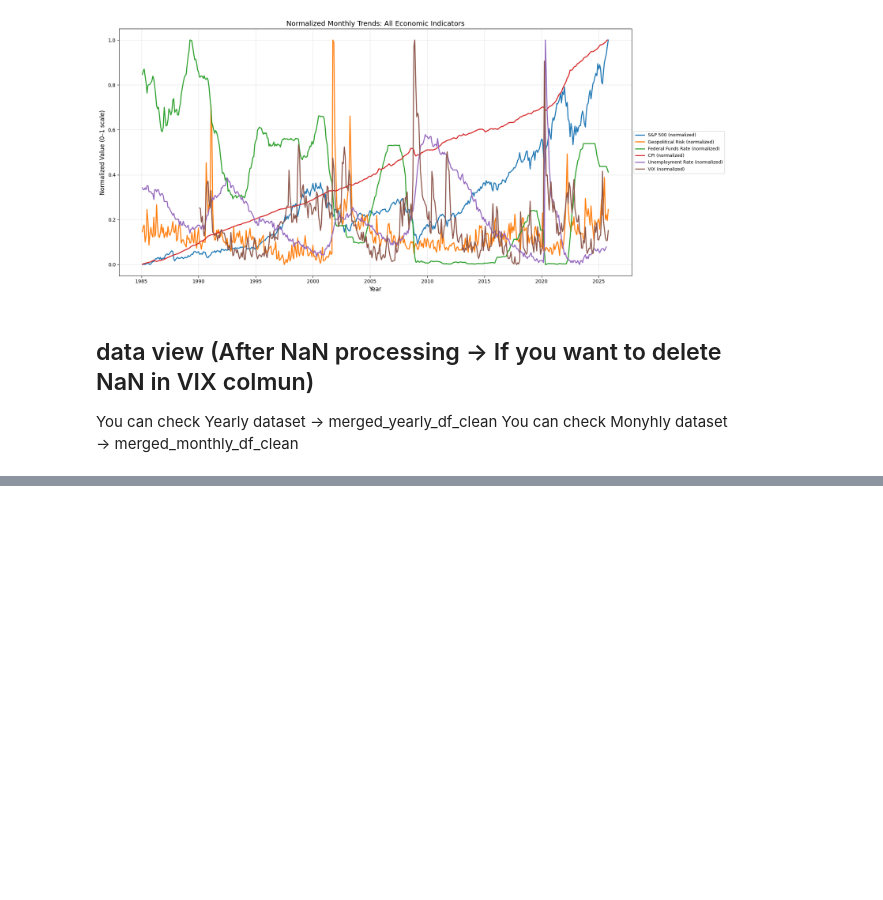
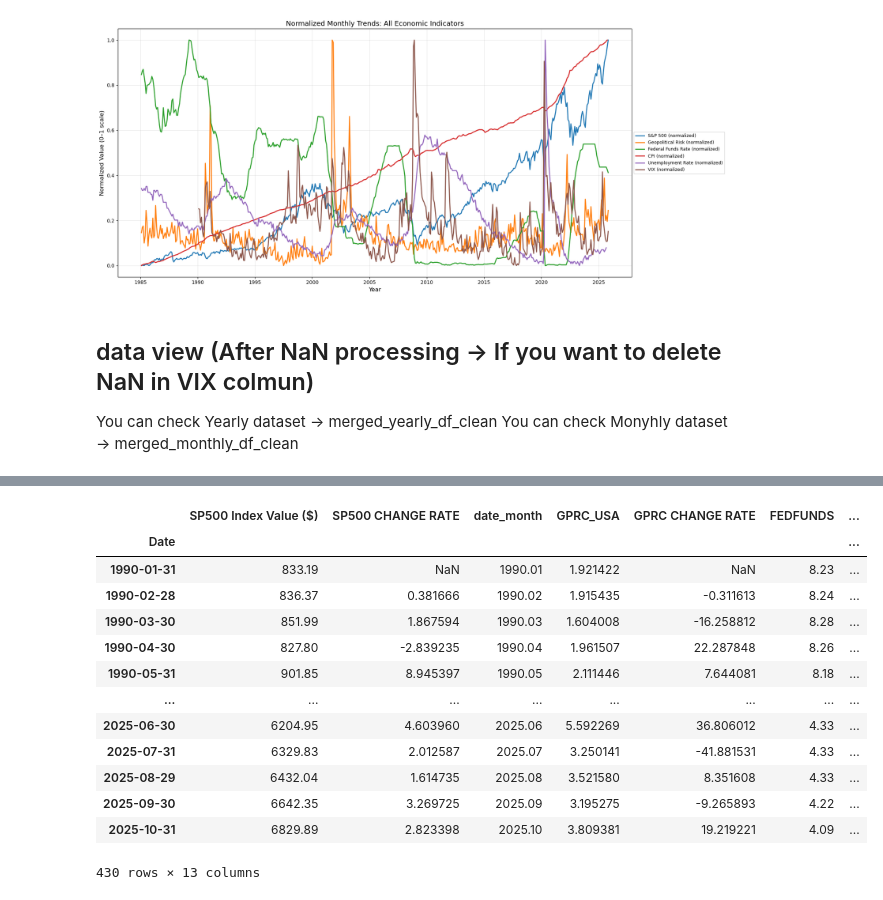
Before and after one commit to AL2024UCSD/sp500trends, a Jupyter notebook: andrew_notebook.ipynb, the cells around one changed output, grey strips where cells are left out. Drawn from its saved outputs; the diff is of its cells as text; code cells hidden in the pictures; blank space fills up the shorter version.

```diff
--- a/andrew_notebook.ipynb
+++ b/andrew_notebook.ipynb
@@ -317,32 +317,47 @@ def add_change_rate_columns(df, exclude_cols=None):
     new_columns = []
     for col in df.columns:
         new_columns.append(col)
         if col in numeric_cols:
             if 'SP500' in col:
                 change_col_name = 'SP500 CHANGE RATE'
             elif 'GPRC_USA' in col or 'GPRC' in col:
                 change_col_name = 'GPRC CHANGE RATE'
             elif 'FEDFUNDS' in col:
                 change_col_name = 'FEDFUNDS CHANGE RATE'
             elif 'CPI' in col and 'CHANGE' not in col:
                 change_col_name = 'CPI CHANGE RATE'
             elif 'UNEMPLOYMENT' in col or 'UNRATE' in col:
                 change_col_name = 'UNEMPLOYMENT RATE CHANGE RATE'
             elif 'VIX' in col and 'CHANGE' not in col:
                 change_col_name = 'VIX CHANGE RATE'
             elif 'GDP' in col:
                 change_col_name = 'GDP CHANGE RATE'
             else:
                 change_col_name = col.replace(' Index Value ($)', ' CHANGE RATE').replace(' ($)', ' CHANGE RATE').replace('_', ' ').title().replace(' ', ' ') + ' CHANGE RATE'
             df_with_changes[change_col_name] = df[col].pct_change(fill_method=None) * 100
             new_columns.append(change_col_name)
     df_with_changes = df_with_changes[new_columns]
     return df_with_changes
 
 # Apply to cleaned datasets
 merged_monthly_df_clean_with_changes = add_change_rate_columns(merged_monthly_df_clean, exclude_cols=['date_month'])
 merged_yearly_df_clean_with_changes = add_change_rate_columns(merged_yearly_df_clean, exclude_cols=['Year'])
 
 # To view the datasets, uncomment the following:
-# merged_monthly_df_clean_with_changes
-# merged_yearly_df_clean_with_changes
+merged_monthly_df_clean_with_changes
+#merged_yearly_df_clean_with_changes
+# %% [output]
+|  | SP500 Index Value ($) | SP500 CHANGE RATE | date_month | GPRC_USA | GPRC CHANGE RATE | FEDFUNDS | ... |
+| Date |  |  |  |  |  |  | ... |
+| 1990-01-31 | 833.19 | NaN | 1990.01 | 1.921422 | NaN | 8.23 | ... |
+| 1990-02-28 | 836.37 | 0.381666 | 1990.02 | 1.915435 | -0.311613 | 8.24 | ... |
+| 1990-03-30 | 851.99 | 1.867594 | 1990.03 | 1.604008 | -16.258812 | 8.28 | ... |
+| 1990-04-30 | 827.80 | -2.839235 | 1990.04 | 1.961507 | 22.287848 | 8.26 | ... |
+| 1990-05-31 | 901.85 | 8.945397 | 1990.05 | 2.111446 | 7.644081 | 8.18 | ... |
+| ... | ... | ... | ... | ... | ... | ... | ... |
+| 2025-06-30 | 6204.95 | 4.603960 | 2025.06 | 5.592269 | 36.806012 | 4.33 | ... |
+| 2025-07-31 | 6329.83 | 2.012587 | 2025.07 | 3.250141 | -41.881531 | 4.33 | ... |
+| 2025-08-29 | 6432.04 | 1.614735 | 2025.08 | 3.521580 | 8.351608 | 4.33 | ... |
+| 2025-09-30 | 6642.35 | 3.269725 | 2025.09 | 3.195275 | -9.265893 | 4.22 | ... |
+| 2025-10-31 | 6829.89 | 2.823398 | 2025.10 | 3.809381 | 19.219221 | 4.09 | ... |
+430 rows × 13 columns
```
Also changed, not shown: parts of 13 cells of this notebook.
